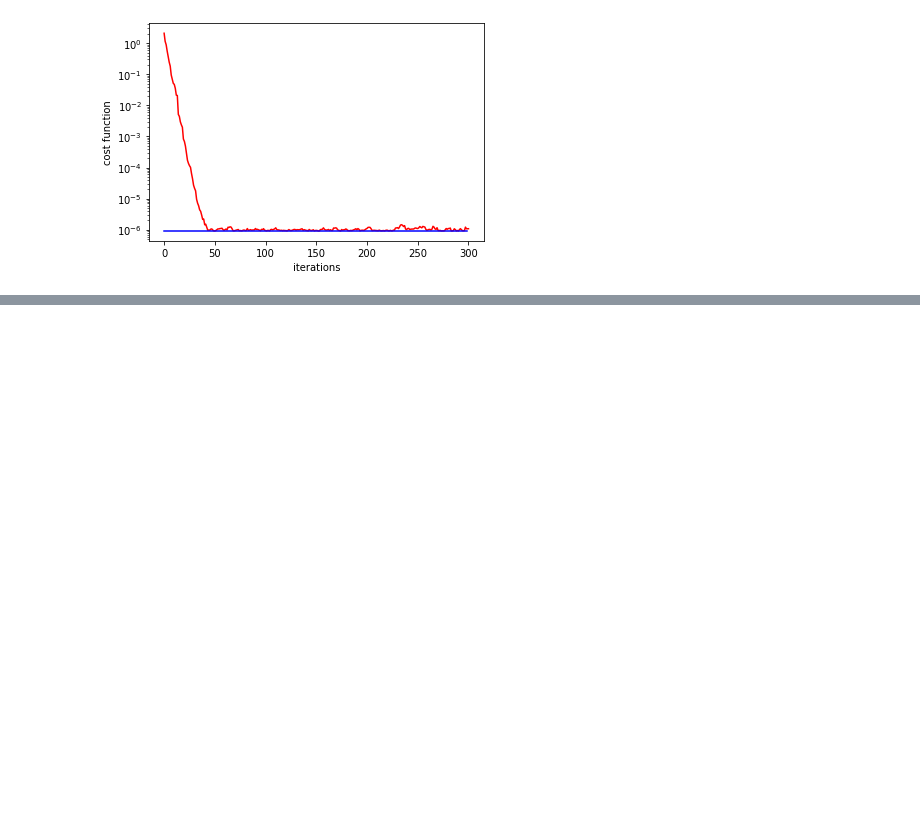
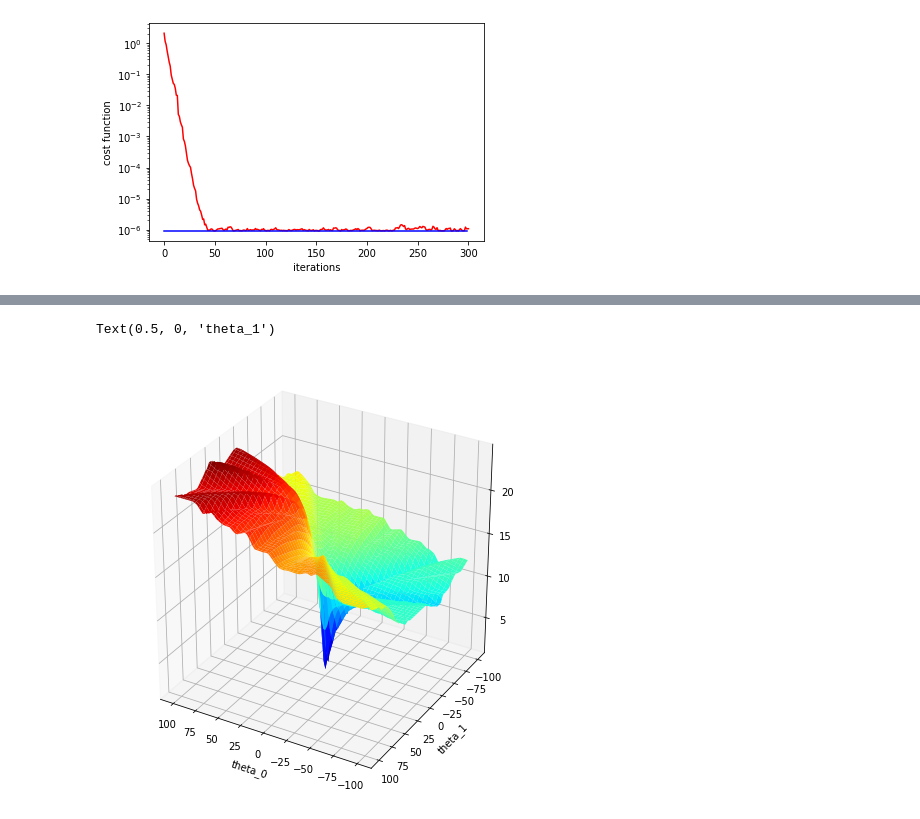
Before and after one commit to praneethmurthy/EE425-demos, a Jupyter notebook: optimization_intro.ipynb, the cells around one changed output, grey strips where cells are left out. Drawn from its saved outputs; the diff is of its cells as text; code cells hidden in the pictures; blank space fills up the shorter version.

```diff
--- a/optimization_intro.ipynb
+++ b/optimization_intro.ipynb
@@ -156,0 +231,48 @@ plt.show()
+# %%
+def sigmoid(z):
+    return 1/(1 + np.exp(-z))
+
+def neg_log_cost(theta, X, y):
+    """
+    X is feature matrix
+    y is class label
+    theta is "hyperplane"
+    """
+
+    cost_eval = 0
+    m, n = X.shape
+    for ii in range(m):
+        xtmp = X[ii:ii+1, :]
+        #print(theta.shape)
+        htheta_xtmp = sigmoid(np.squeeze(xtmp).dot(np.squeeze(theta)))
+        #print(htheta_xtmp.shape)
+        cost_eval -= y[ii] * np.log(htheta_xtmp + np.finfo(float).eps) + (1 - y[ii]) * np.log(1 - htheta_xtmp + np.finfo(float).eps)
+    #print(cost_eval)
+    return 1/m * cost_eval
+
+xx = np.linspace(-100, 100, 100)
+yy = np.linspace(-100, 100, 100)
+
+theta0, theta1 = np.meshgrid(xx, yy)
+
+def contour_funct_lr(theta0, theta1, X, y):
+    Z = np.zeros((100, 100))
+    for i in range(100):
+        for j in range(100):
+            theta_tmp = np.array([theta0[[i], [j]], theta1[[i], [j]]])
+            Z[[i], [j]] = neg_log_cost(theta_tmp, X, y)
+    return Z
+
+Z = contour_funct_lr(theta0, theta1, X, y)
+# %%
+from mpl_toolkits.mplot3d import Axes3D
+
+fig = plt.figure(figsize=(6,6))
+ax = Axes3D(fig)
+ax.plot_surface(theta0, theta1, Z, cmap='jet')
+ax.view_init(azim=120, elev=30)
+plt.xlabel('theta_0')
+plt.ylabel('theta_1')
+# %% [output]
+Text(0.5, 0, 'theta_1')
+[figure, added]
```
Also changed, not shown: parts of 12 cells of this notebook.
